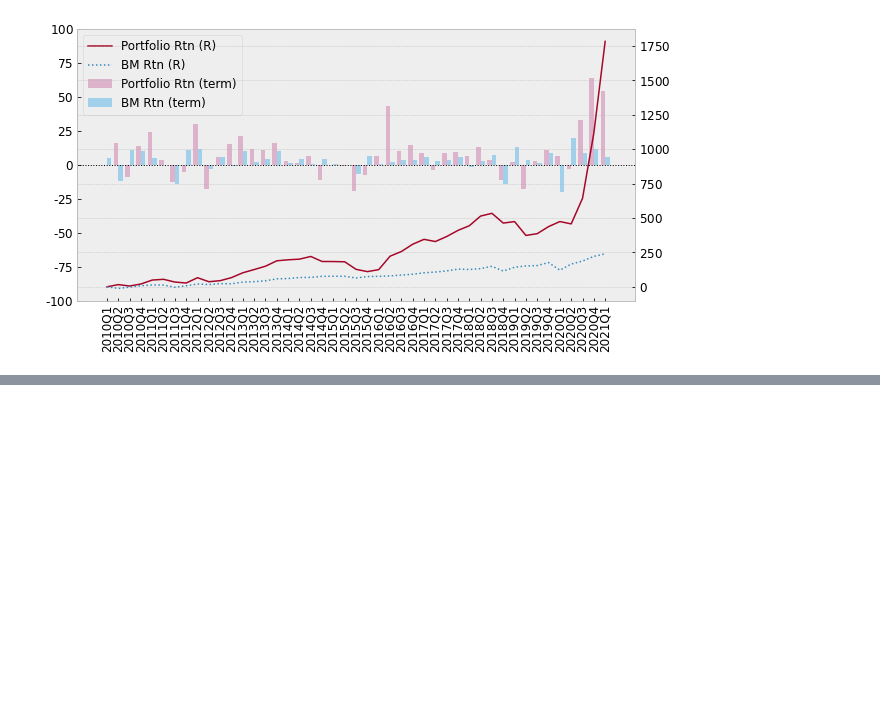
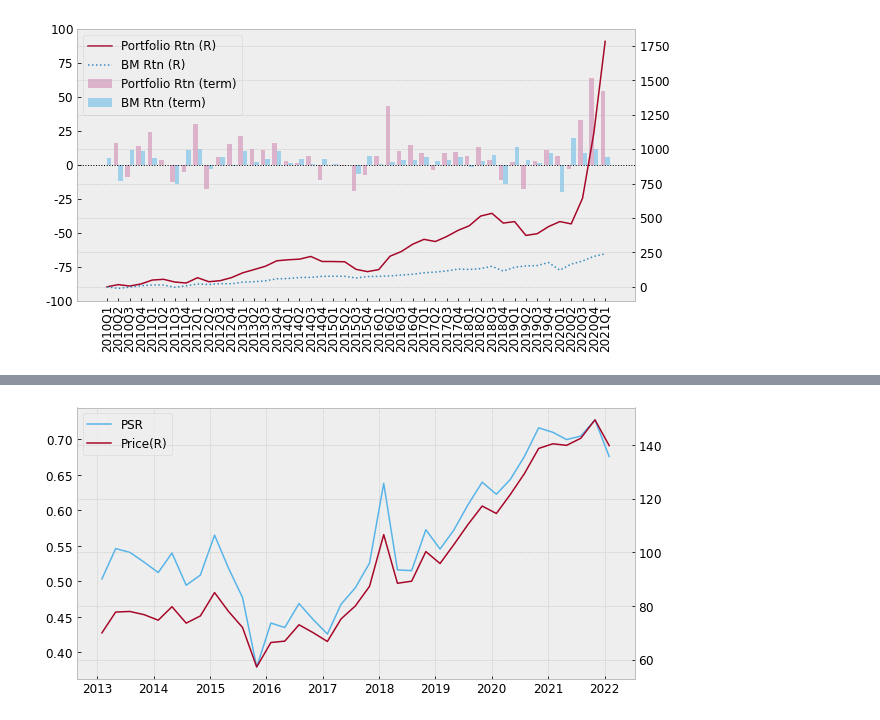
Before and after one commit to duckbill413/software-lecture, a Jupyter notebook: lecture4_1.ipynb, the cells around one changed output, grey strips where cells are left out. Drawn from its saved outputs; the diff is of its cells as text; code cells hidden in the pictures; blank space fills up the shorter version.

```diff
--- a/lecture4_1.ipynb
+++ b/lecture4_1.ipynb
@@ -246,0 +253,8 @@ fs.draw_return(df)
+# %%
+df = fs.fn_single(otp='16474954571099712210', symbol='WMT', window='T') # 월마트(WMT) 재무제표 불러오기
+# %%
+df['SPS'] = df['Revenue'] / df['Shares'] # 주당매출액(SPS) 계산
+df['PSR'] = df['Price'] / df['SPS'] # 주가매출비율(PSR) 계산
+fs.draw_chart(df, left='PSR', right='Price')
+# %% [output]
+[figure, added]
```
Also changed, not shown: parts of 16 cells of this notebook.
